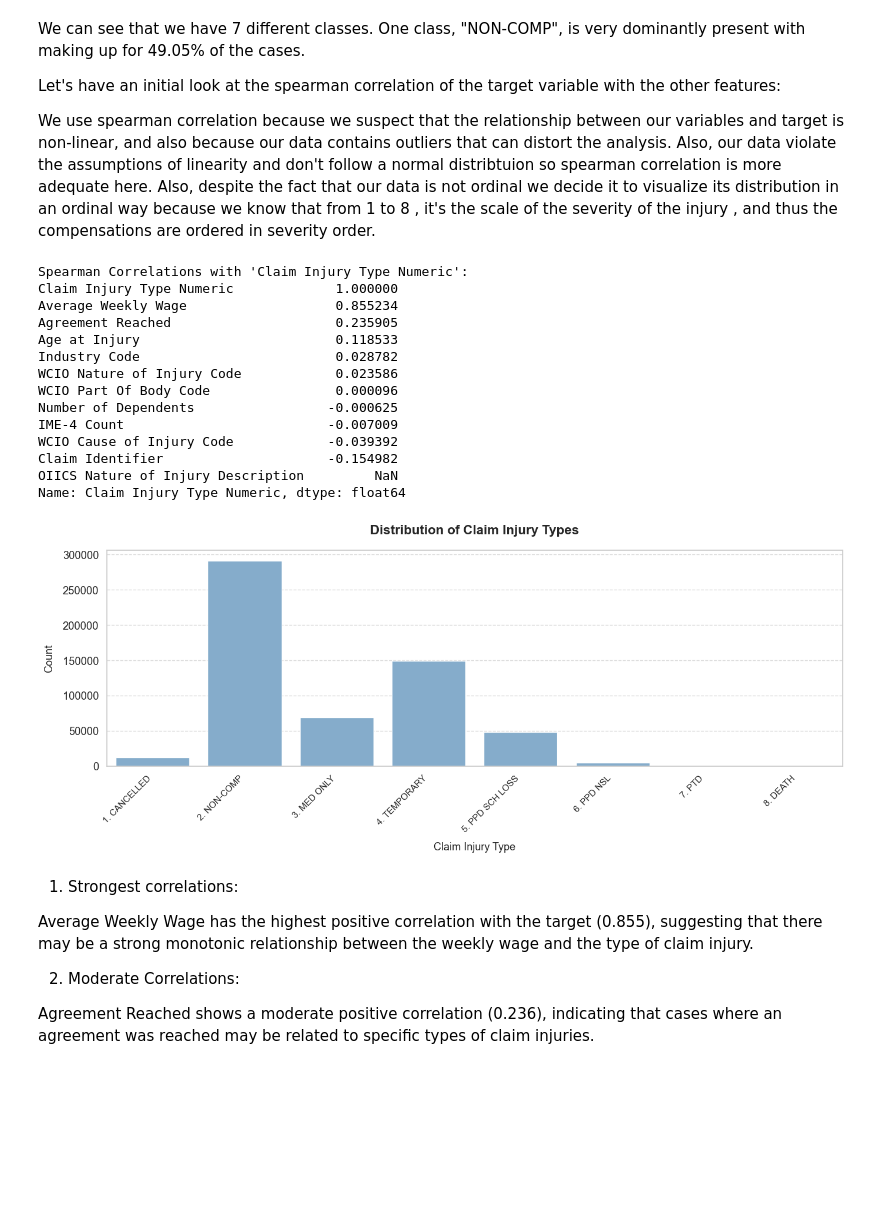
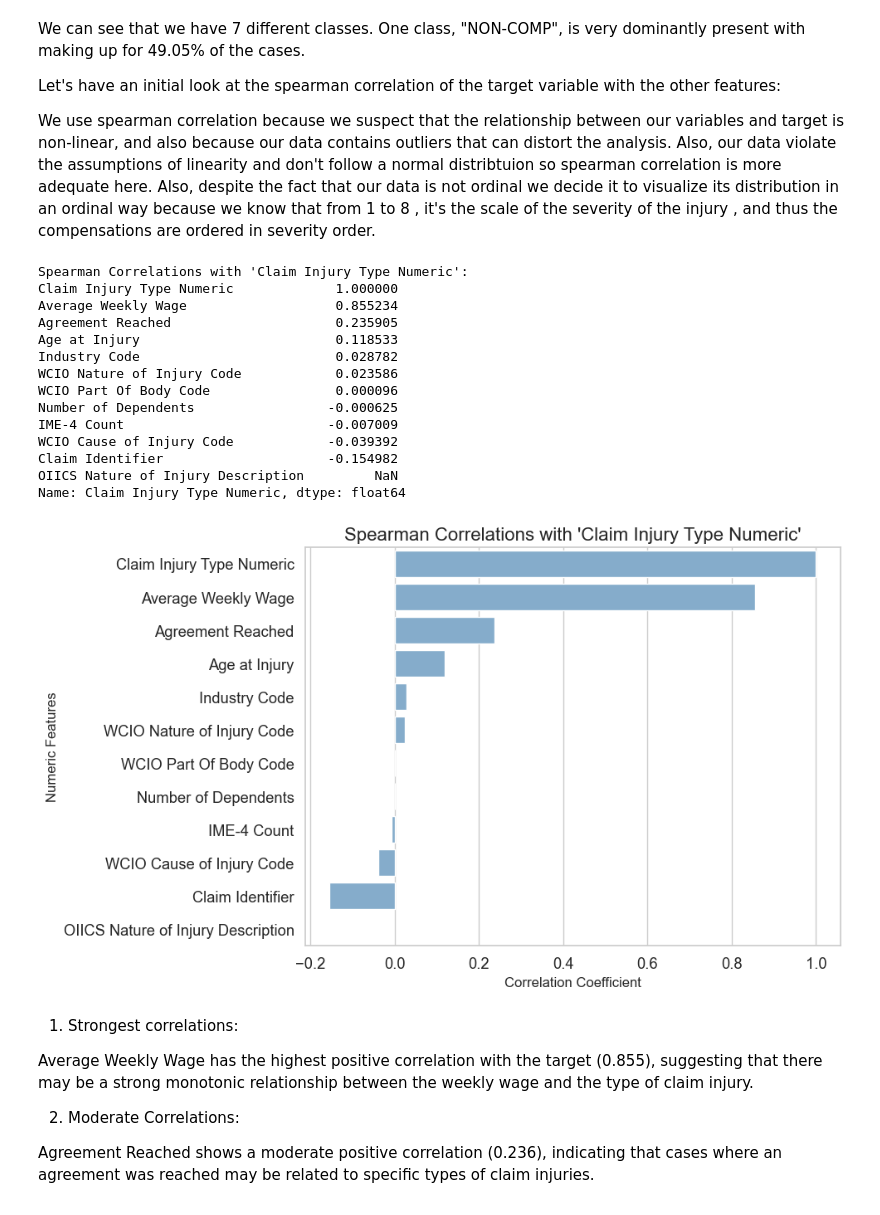
Before and after one commit to alexandregsg/ML_Project_Group52, a Jupyter notebook: EDA.ipynb, the cells around one changed output. Cells and saved outputs as stored; diff of their text form; code cells hidden in the pictures; blank space fills up the shorter version.

```diff
--- a/EDA.ipynb
+++ b/EDA.ipynb
@@ -255,65 +255,40 @@ numeric_cols = train_df_temp.select_dtypes(include=[np.number])
 
 # Calculate the Spearman correlation matrix
 spearman_corr = numeric_cols.corr(method='spearman')
 
 # Display correlations with the target variable 'Claim Injury Type Numeric'
 target_correlations = spearman_corr['Claim Injury Type Numeric'].sort_values(ascending=False)
 
 # Print the correlations
 print("Spearman Correlations with 'Claim Injury Type Numeric':")
 print(target_correlations)
 
-sns.set_style("whitegrid")  # White background with subtle grid
-sns.set_context("notebook", font_scale=1.2)
+# Plot the correlations as a bar chart
+plt.figure(figsize=(10, 6))
+sns.barplot(x=target_correlations.values, y=target_correlations.index, color="#7aaed6")
 
-# Create figure with a wider layout
-plt.figure(figsize=(14, 6))
-
-# Uniform blue color for the bars
-bar_color = "#7aaed6"  # Similar light blue shade
-bar_alpha = 0.9
-
-# Barplot using the data
-barplot = sns.barplot(
-    x='Claim Injury Type',
-    y='Count',
-    data=df_target_counts,
-    color=bar_color,
-    order=custom_order
-)
-
-# Add title and labels with modern styling
-plt.title('Distribution of Claim Injury Types', fontsize=16, fontweight='bold', pad=20)
-plt.xlabel('Claim Injury Type', fontsize=13, labelpad=10)
-plt.ylabel('Count', fontsize=13, labelpad=10)
-
-# Improve x-axis readability with angled labels
-plt.xticks(rotation=45, ha='right', fontsize=11)
-
-# Add subtle gridlines for the y-axis
-plt.grid(axis='y', linestyle='--', alpha=0.7)
-
-# Adjust layout for clean spacing
+plt.title("Spearman Correlations with 'Claim Injury Type Numeric'", fontsize=16)
+plt.xlabel("Correlation Coefficient", fontsize=12)
+plt.ylabel("Numeric Features", fontsize=12)
 plt.tight_layout()
 
-# Display the plot
 plt.show()
 # %% [output]
 Spearman Correlations with 'Claim Injury Type Numeric':
 Claim Injury Type Numeric             1.000000
 Average Weekly Wage                   0.855234
 Agreement Reached                     0.235905
 Age at Injury                         0.118533
 Industry Code                         0.028782
 WCIO Nature of Injury Code            0.023586
 WCIO Part Of Body Code                0.000096
 Number of Dependents                 -0.000625
 IME-4 Count                          -0.007009
 WCIO Cause of Injury Code            -0.039392
 Claim Identifier                     -0.154982
 OIICS Nature of Injury Description         NaN
 Name: Claim Injury Type Numeric, dtype: float64
-[figure, old version]
+[figure, new version]
 # %% [markdown]
 1. Strongest correlations:
 
```
Also changed, not shown: parts of 7 cells of this notebook.
